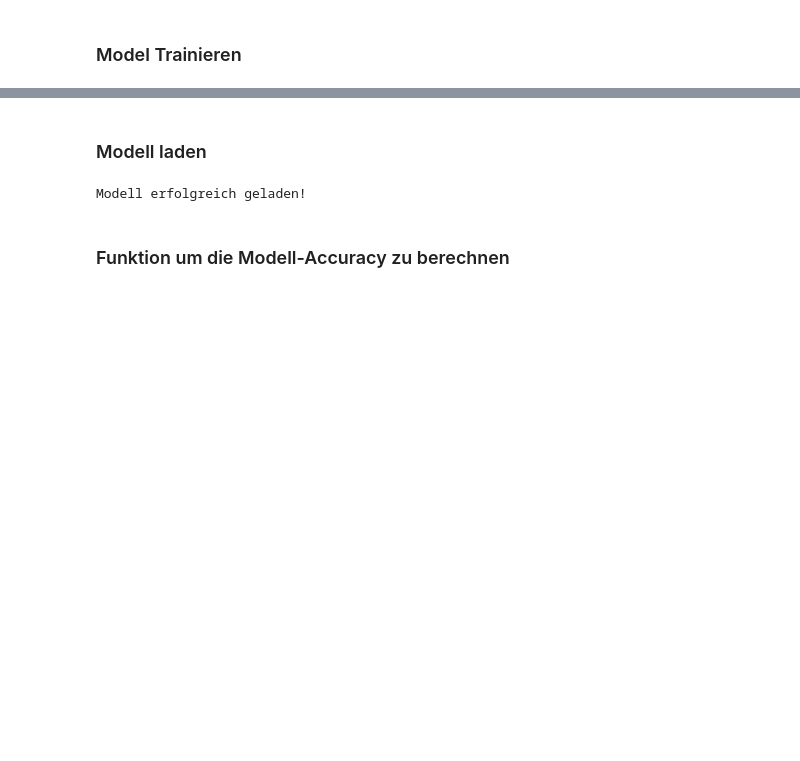
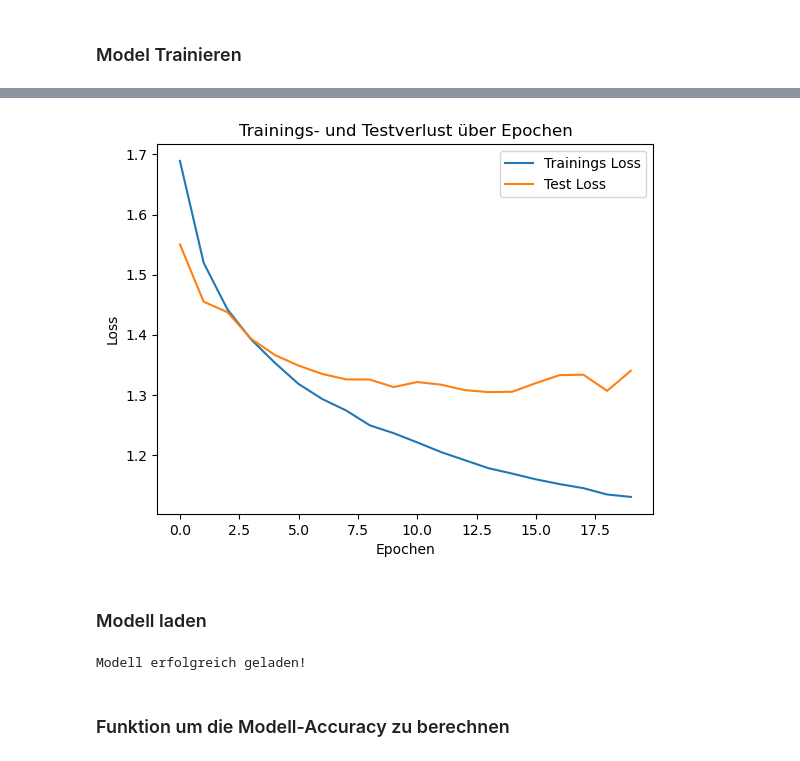
Before and after one commit to RouLee/praktikum_II_EF, a Jupyter notebook: 07_pytorch_convolution_FER.ipynb, the cells around one changed output, grey strips where cells are left out. Cells and saved outputs as stored; diff of their text form; code cells hidden in the pictures; blank space fills up the shorter version.

```diff
--- a/07_pytorch_convolution_FER.ipynb
+++ b/07_pytorch_convolution_FER.ipynb
@@ -185,23 +182,23 @@ Input (28x28) --> Conv1 (7x7, 12 Filter, Stride 1, Padding 0) --> Pool1 (2x2, St
 # %%
 # TODO erstellen Sie mit torch.nn.sequential ein Convolutional Neural Network mit folgenden Schichten:
-# - Convolutional Layer mit einem Eingabe-Kanal, 16 Ausgabekanälen, einem Kernel von 7x7, einem Stride von 1 und einem Padding von 0
+# - Convolutional Layer mit einem Eingabe-Kanal, 12 Ausgabekanälen, einem Kernel von 7x7, einem Stride von 1 und einem Padding von 0
 # - Max Pooling Layer mit einem Kernel von 2x2 und einem Stride von 2
 # - LeakyRELU Aktivierungsfunktion
-# - Convolutional Layer mit 16 Eingabekanälen, 12 Ausgabekanälen, einem Kernel von 5x5, einem Stride von 1 und einem Padding von 2
+# - Convolutional Layer mit 12 Eingabekanälen, 16 Ausgabekanälen, einem Kernel von 5x5, einem Stride von 1 und einem Padding von 2
 # - Max Pooling Layer mit einem Kernel von 2x2 und einem Stride von 2
 # - LeakyRELU Aktivierungsfunktion
 # - Flatten Layer, um die Daten für den Fully Connected Layer vorzubereiten
 # - Fully Connected Layer mit der Anzahl Eingabeneuronen die Sie oben berechnet haben und 10 Ausgabeneuronen.
 
 model_1 = torch.nn.Sequential(
-    torch.nn.Conv2d(in_channels=1, out_channels=16, kernel_size=7, stride=1, padding=0),
+    torch.nn.Conv2d(in_channels=1, out_channels=12, kernel_size=7, stride=1, padding=0),
     torch.nn.MaxPool2d(kernel_size=2, stride=2),
     torch.nn.LeakyReLU(),
-    torch.nn.Conv2d(in_channels=16, out_channels=12, kernel_size=5, stride=1, padding=0),
+    torch.nn.Conv2d(in_channels=12, out_channels=16, kernel_size=5, stride=1, padding=0),
     torch.nn.MaxPool2d(kernel_size=2, stride=2),
     torch.nn.LeakyReLU(),
     torch.nn.Flatten(),
-    torch.nn.Linear(in_features=12*8*8, out_features=7),
+    torch.nn.Linear(in_features=16*8*8, out_features=7),
 )
 # %% [markdown]
 ## Netzwerk trainieren und evaluieren
@@ -243,7 +240,7 @@ def train_model(model, train_loader, test_loader, optimizer, loss_fn, max_num_ep
                 images, labels = images.to(device), labels.to(device)
 
                 outputs = model(images)
-                batch_test_losses.append(loss(outputs, labels).item())
+                batch_test_losses.append(loss_fn(outputs, labels).item())
 
         training_loss = np.mean(batch_train_losses)
         testing_loss = np.mean(batch_test_losses)
@@ -277,3 +252,13 @@ Epoch 19: Train Loss = 1.17945, Test Loss = 1.32285
+# %%
+def plot_train_test_losses(train_losses, test_losses):
+    # Test und Trainingsverluste visualisieren
+    plt.plot(train_losses, label='Trainings Loss')
+    plt.plot(test_losses, label='Test Loss')
+    plt.xlabel('Epochen')
+    plt.ylabel('Loss')
+    plt.title('Trainings- und Testverlust über Epochen')
+    plt.legend()
+    plt.show()
 # %% [markdown]
 ### Model Trainieren
 # %%
@@ -304,3 +301,7 @@ plt.show()
+# %%
+plot_train_test_losses(train_losses,test_losses)
+# %% [output]
+[figure, added]
 # %% [markdown]
 ### Modell laden
 # %%
```
Also changed, not shown: parts of 17 cells of this notebook.
